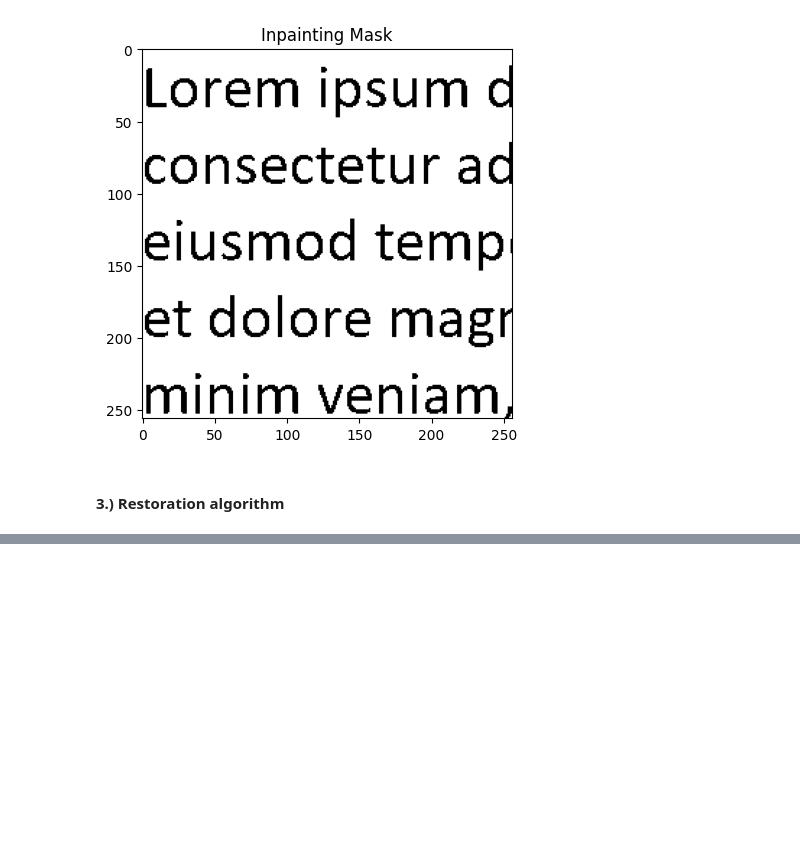
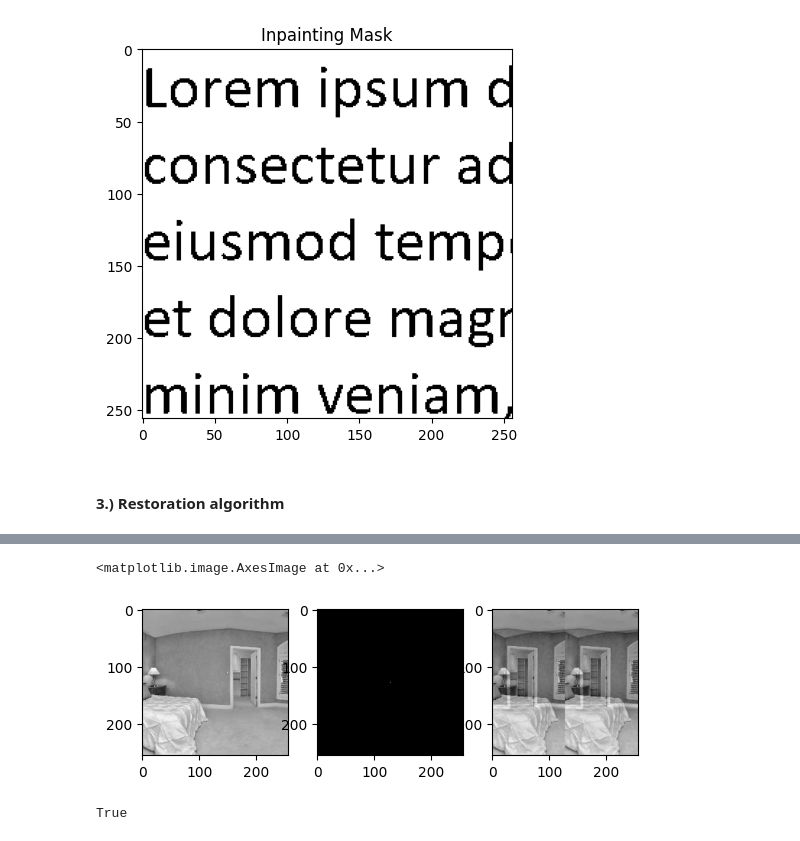
Before and after one commit to Colicho/dd2412, a Jupyter notebook: main.ipynb, the cells around one changed output, grey strips where cells are left out. Saved outputs shown, nothing was run; the diff lists cells and outputs as text; code cells hidden in the pictures; blank space fills up the shorter version.

```diff
--- a/main.ipynb
+++ b/main.ipynb
@@ -254,0 +394,13 @@ Number of samples: 12
+# %%
+fig, ax = plt.subplots(1,3)
+ax[0].imshow(x.mean(axis = (0,1)), cmap = "gray")
+ax[1].imshow(y.mean(axis = (0,1)), cmap = "gray")
+ax[2].imshow(x_hat.mean(axis = (0,1)), cmap = "gray")
+# %% [output]
+<matplotlib.image.AxesImage at 0x...>
+[figure, added]
+# %%
+_ = torch.fft.fftshift(torch.fft.fft2(x)).view(x.shape[0], -1)
+torch.allclose(mri_forward.H(x), _)
+# %% [output]
+True
```
Also changed, not shown: parts of 20 cells of this notebook, 2 other files.
